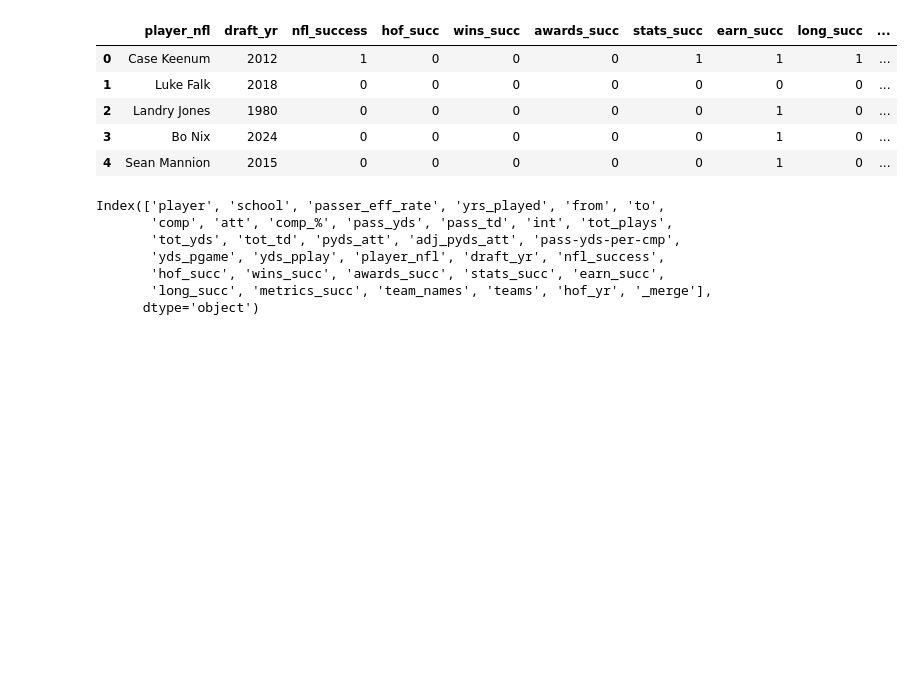
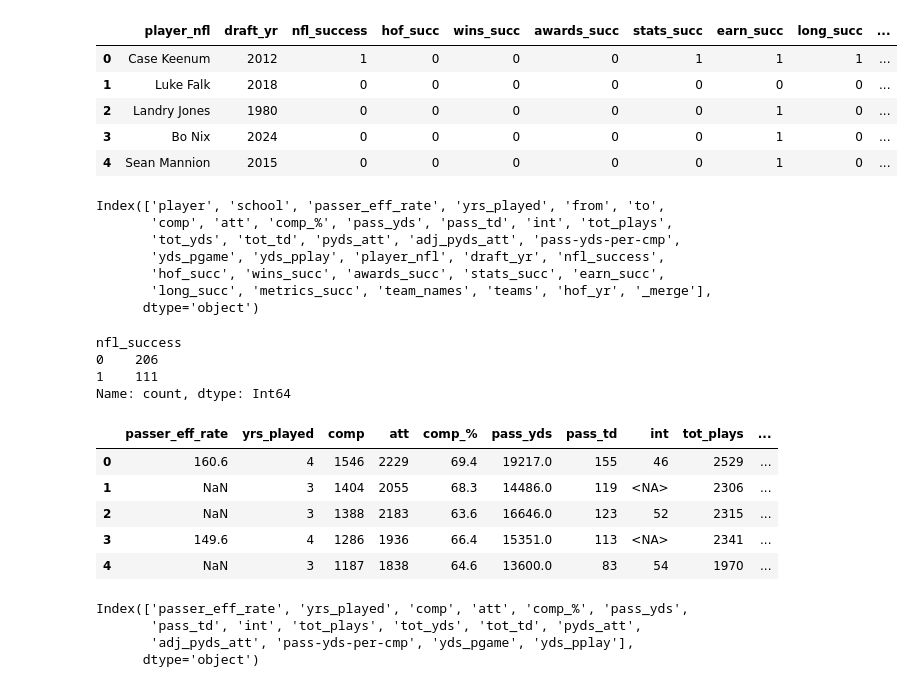
Before and after one commit to willablackmon/nfl_quarterback_draft, a Jupyter notebook: Modeling/cfb_nfl_stat_study.ipynb, the cells around one changed output. Drawn from its saved outputs; the diff is of its cells as text; code cells hidden in the pictures; blank space fills up the shorter version.

```diff
--- a/Modeling/cfb_nfl_stat_study.ipynb
+++ b/Modeling/cfb_nfl_stat_study.ipynb
@@ -104,3 +106,32 @@ Index(['player', 'school', 'passer_eff_rate', 'yrs_played', 'from', 'to',
        'hof_succ', 'wins_succ', 'awards_succ', 'stats_succ', 'earn_succ',
        'long_succ', 'metrics_succ', 'team_names', 'teams', 'hof_yr', '_merge'],
       dtype='object')
+# %%
+df['nfl_success'].value_counts()
+# %% [output]
+nfl_success
+0    206
+1    111
+Name: count, dtype: Int64
+# %%
+# start with College Football statistical data and the aggregate y target data "nfl_success"
+
+y = df['nfl_success']
+X = df[['passer_eff_rate', 'yrs_played',
+       'comp', 'att', 'comp_%', 'pass_yds', 'pass_td', 'int', 'tot_plays',
+       'tot_yds', 'tot_td', 'pyds_att', 'adj_pyds_att', 'pass-yds-per-cmp',
+       'yds_pgame', 'yds_pplay']]
+# %%
+display(X.head())
+display(X.columns)
+# %% [output]
+|  | passer_eff_rate | yrs_played | comp | att | comp_% | pass_yds | pass_td | int | tot_plays | ... |
+| 0 | 160.6 | 4 | 1546 | 2229 | 69.4 | 19217.0 | 155 | 46 | 2529 | ... |
+| 1 | NaN | 3 | 1404 | 2055 | 68.3 | 14486.0 | 119 | <NA> | 2306 | ... |
+| 2 | NaN | 3 | 1388 | 2183 | 63.6 | 16646.0 | 123 | 52 | 2315 | ... |
+| 3 | 149.6 | 4 | 1286 | 1936 | 66.4 | 15351.0 | 113 | <NA> | 2341 | ... |
+| 4 | NaN | 3 | 1187 | 1838 | 64.6 | 13600.0 | 83 | 54 | 1970 | ... |
+Index(['passer_eff_rate', 'yrs_played', 'comp', 'att', 'comp_%', 'pass_yds',
+       'pass_td', 'int', 'tot_plays', 'tot_yds', 'tot_td', 'pyds_att',
+       'adj_pyds_att', 'pass-yds-per-cmp', 'yds_pgame', 'yds_pplay'],
+      dtype='object')
```
Also changed, not shown: parts of 9 cells of this notebook.
